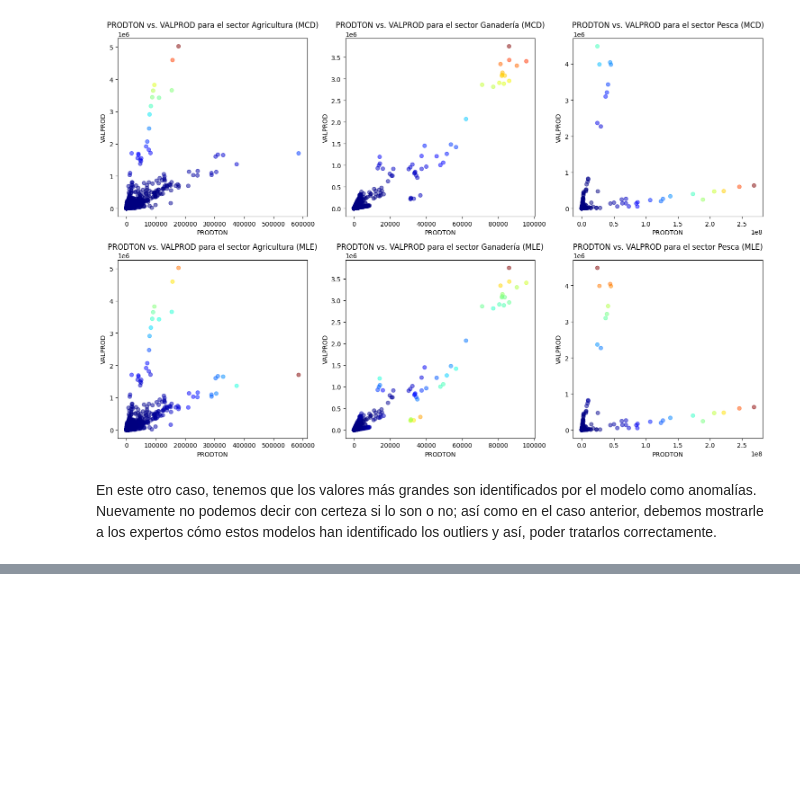
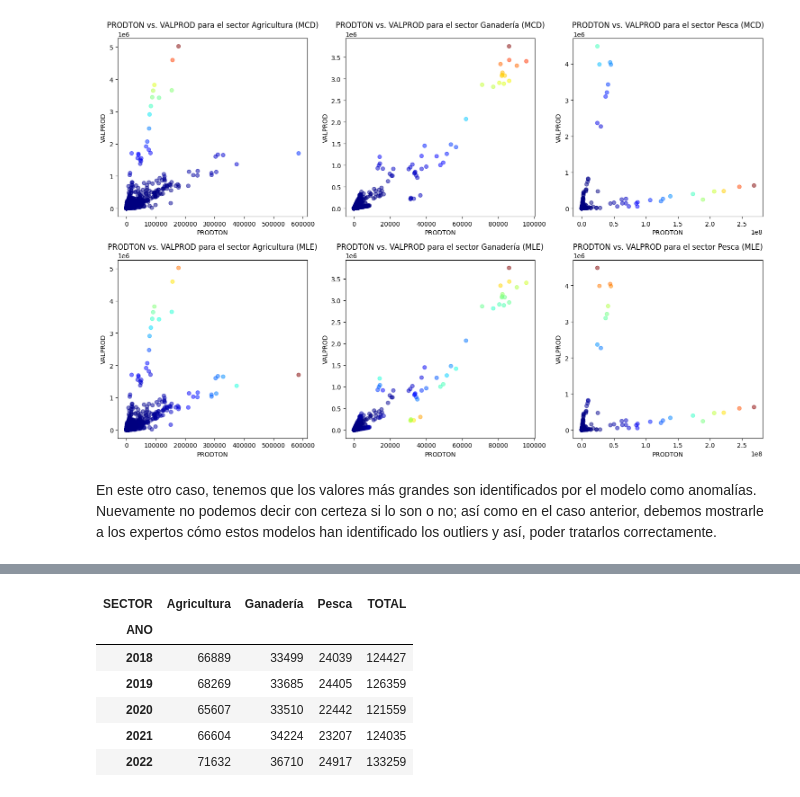
Before and after one commit to empleo-inducido/Trabajos_Generados, a Jupyter notebook: eda.ipynb, the cells around one changed output, grey strips where cells are left out. Cells and saved outputs as stored; diff of their text form; code cells hidden in the pictures; blank space fills up the shorter version.

```diff
--- a/eda.ipynb
+++ b/eda.ipynb
@@ -318,0 +325,23 @@ En este otro caso, tenemos que los valores más grandes son identificados por el
+# %%
+#Acumulados de registros en la tabla del imss
+#Los datos de producción estan dados por año, por lo que voy a homologar los datos del imss para tener la cantidad de regristos anuales.
+df_imss["fecha"] = pd.to_datetime(df_imss["fecha"])
+df_imss["ANO"] = df_imss["fecha"].dt.year
+#Y le daré el mismo formato a la columna de año de la tabla de agp
+df_agp["ANO"] = pd.to_datetime(df_agp["ANO"])
+df_agp["ANO"] = df_agp["ANO"].dt.year
+# %%
+#Registros anuales por sector
+df_imss = df_imss.rename(columns={'sector_economico_2':'SECTOR'})
+imss_registros_anual = df_imss[['ANO', 'SECTOR']].groupby(['ANO','SECTOR'])['SECTOR'].count()
+imss_registros_anual = imss_registros_anual.unstack('SECTOR')
+imss_registros_anual['TOTAL'] = imss_registros_anual[['Agricultura', 'Ganadería', 'Pesca']].sum(axis=1)
+imss_registros_anual
+# %% [output]
+| SECTOR | Agricultura | Ganadería | Pesca | TOTAL |
+| ANO |  |  |  |  |
+| 2018 | 66889 | 33499 | 24039 | 124427 |
+| 2019 | 68269 | 33685 | 24405 | 126359 |
+| 2020 | 65607 | 33510 | 22442 | 121559 |
+| 2021 | 66604 | 34224 | 23207 | 124035 |
+| 2022 | 71632 | 36710 | 24917 | 133259 |
```
Also changed, not shown: parts of 6 cells of this notebook, 2 other files.
